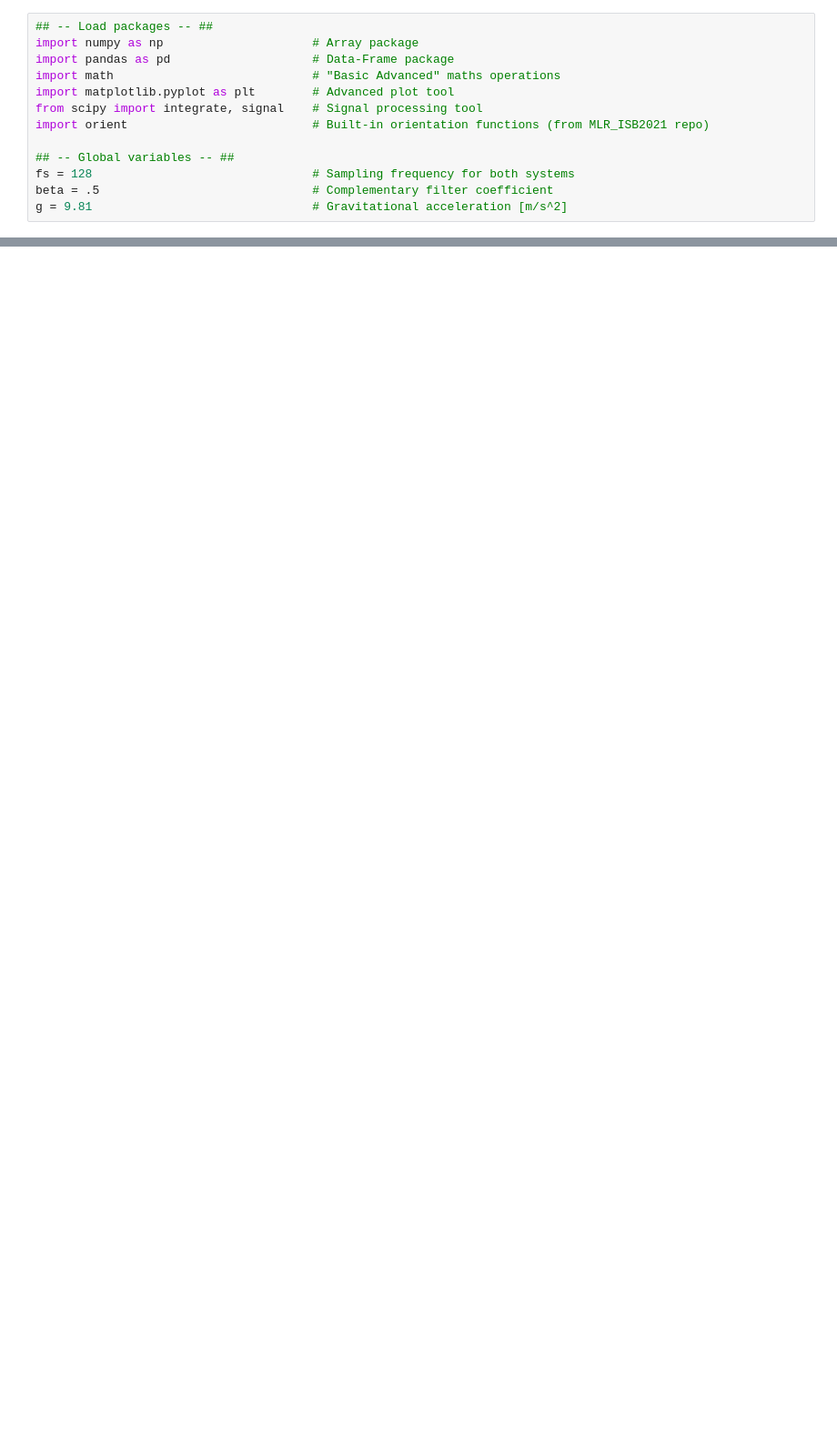
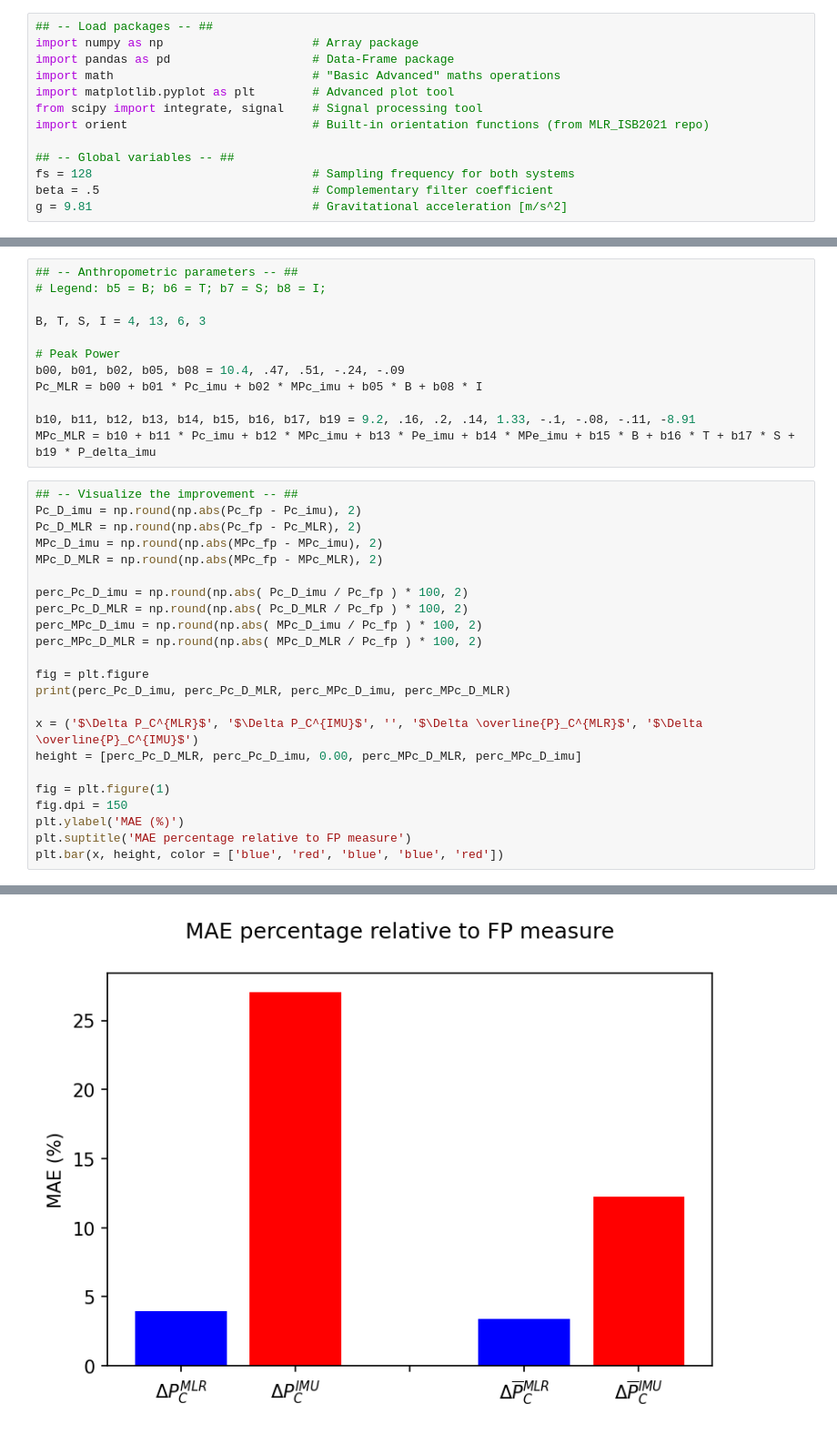
Before and after one commit to Maskul93/MLR_ISBS2021, a Jupyter notebook: main.ipynb, the cells around one changed output, grey strips where cells are left out. Shown: that part at 91% size. Drawn from its saved outputs; the diff is of its cells as text; blank space fills up the shorter version.

```diff
--- a/main.ipynb
+++ b/main.ipynb
@@ -113,0 +173,36 @@ plt.plot(P_fp)
+# %%
+## -- Anthropometric parameters -- ##
+# Legend: b5 = B; b6 = T; b7 = S; b8 = I;
+
+B, T, S, I = 4, 13, 6, 3
+
+# Peak Power
+b00, b01, b02, b05, b08 = 10.4, .47, .51, -.24, -.09
+Pc_MLR = b00 + b01 * Pc_imu + b02 * MPc_imu + b05 * B + b08 * I
+
+b10, b11, b12, b13, b14, b15, b16, b17, b19 = 9.2, .16, .2, .14, 1.33, -.1, -.08, -.11, -8.91
+MPc_MLR = b10 + b11 * Pc_imu + b12 * MPc_imu + b13 * Pe_imu + b14 * MPe_imu + b15 * B + b16 * T + b17 * S + b19 * P_delta_imu
+# %%
+## -- Visualize the improvement -- ##
+Pc_D_imu = np.round(np.abs(Pc_fp - Pc_imu), 2)
+Pc_D_MLR = np.round(np.abs(Pc_fp - Pc_MLR), 2)
+MPc_D_imu = np.round(np.abs(MPc_fp - MPc_imu), 2)
+MPc_D_MLR = np.round(np.abs(MPc_fp - MPc_MLR), 2)
+
+perc_Pc_D_imu = np.round(np.abs( Pc_D_imu / Pc_fp ) * 100, 2)
+perc_Pc_D_MLR = np.round(np.abs( Pc_D_MLR / Pc_fp ) * 100, 2)
+perc_MPc_D_imu = np.round(np.abs( MPc_D_imu / Pc_fp ) * 100, 2)
+perc_MPc_D_MLR = np.round(np.abs( MPc_D_MLR / Pc_fp ) * 100, 2)
+
+fig = plt.figure
+print(perc_Pc_D_imu, perc_Pc_D_MLR, perc_MPc_D_imu, perc_MPc_D_MLR)
+
+x = ('$\Delta P_C^{MLR}$', '$\Delta P_C^{IMU}$', '', '$\Delta \overline{P}_C^{MLR}$', '$\Delta \overline{P}_C^{IMU}$')
+height = [perc_Pc_D_MLR, perc_Pc_D_imu, 0.00, perc_MPc_D_MLR, perc_MPc_D_imu]
+
+fig = plt.figure(1)
+fig.dpi = 150
+plt.ylabel('MAE (%)')
+plt.suptitle('MAE percentage relative to FP measure')
+plt.bar(x, height, color = ['blue', 'red', 'blue', 'blue', 'red'])
+# %% [output]
@@ -113,0 +211 @@ plt.plot(P_fp)
+[figure, added]
```
Also changed, not shown: parts of 7 cells of this notebook.
